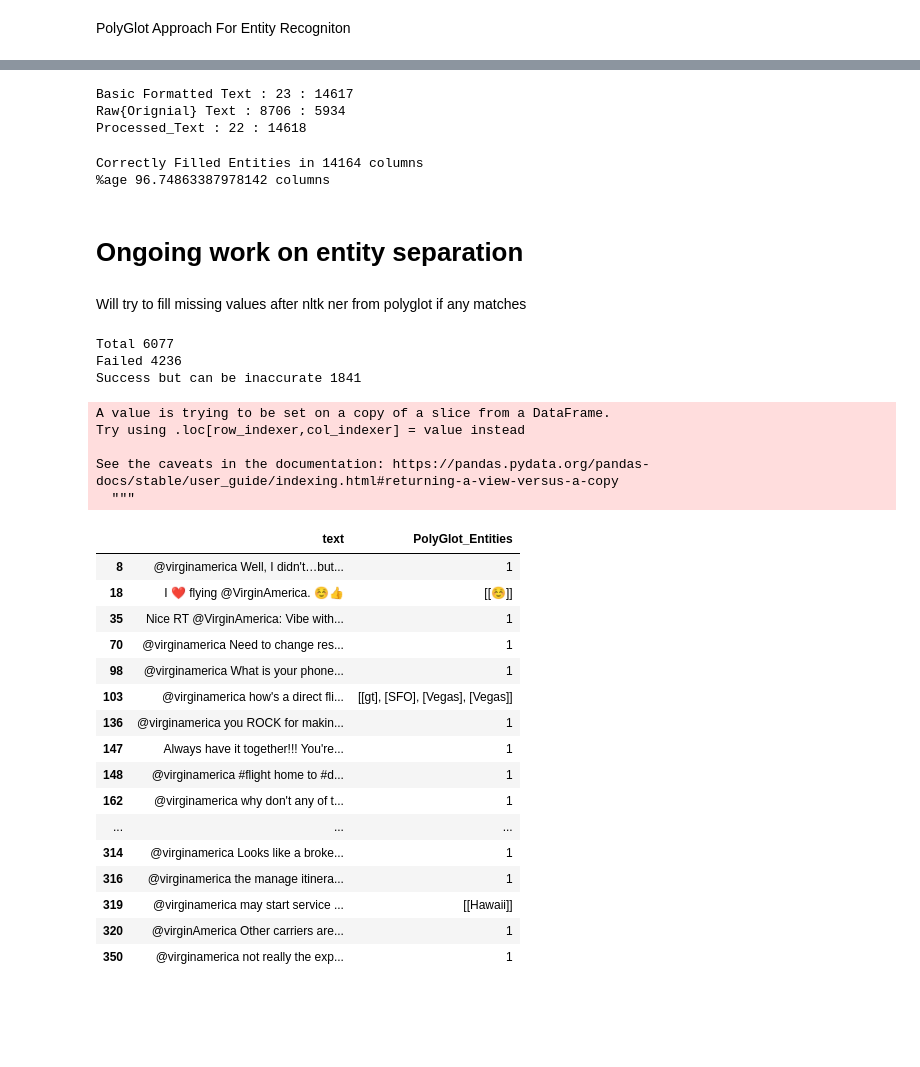
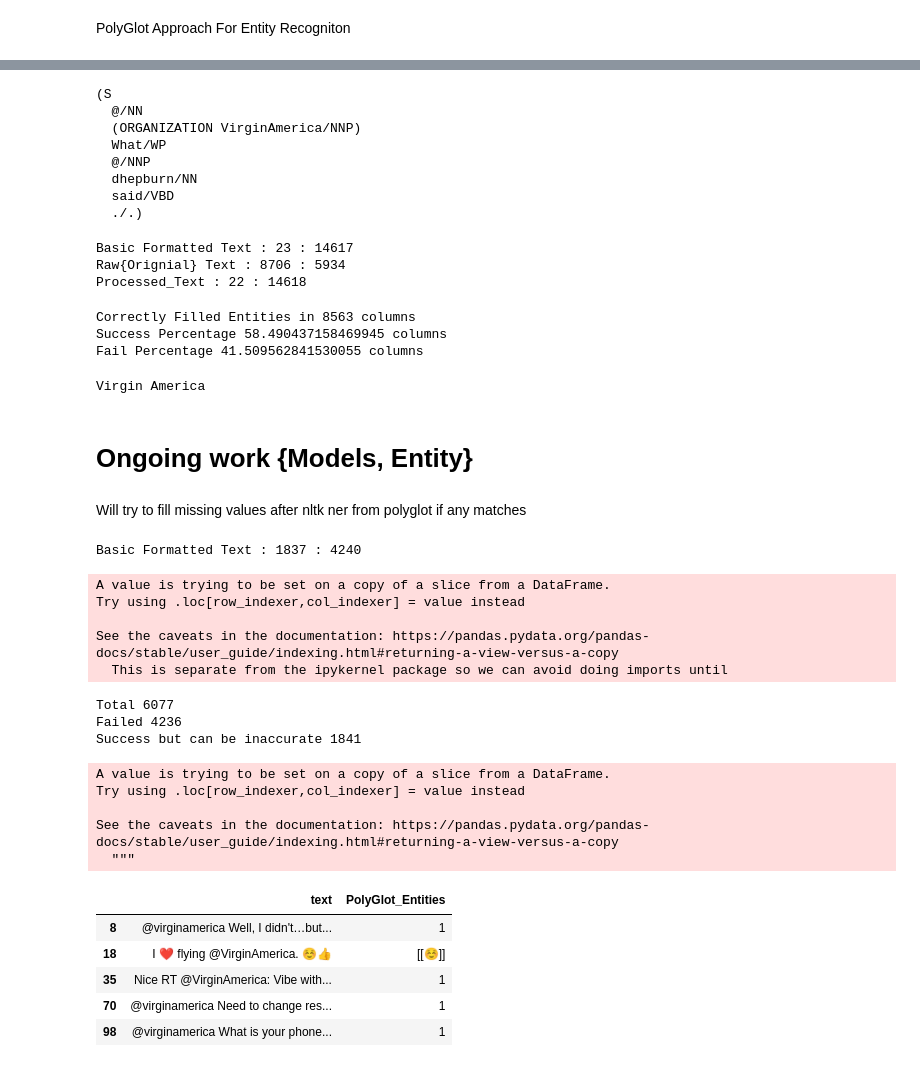
Before and after one commit to Internship-BVoc/G1_TwitterSentimentAnalysis, a Jupyter notebook: twitter_sentiment_analysis.ipynb, the cells around one changed output, grey strips where cells are left out. Cells and saved outputs as stored; diff of their text form; code cells hidden in the pictures; blank space fills up the shorter version.

```diff
--- a/twitter_sentiment_analysis.ipynb
+++ b/twitter_sentiment_analysis.ipynb
@@ -11,6 +17,6 @@ pip install emoji pyLDAvis pycld2 polyglot pyicu Morfessor ner
 # %%
 import pandas as pd
-import nltk,spacy,re,emoji,pyLDAvis,requests,gensim,pyLDAvis,nerer,datetime
+import nltk,spacy,re,emoji,pyLDAvis,requests,gensim,pyLDAvis,nerer,datetime,twitter
 from  nltk.tokenize import word_tokenize
 from nltk.corpus import stopwords
 from nltk.stem import WordNetLemmatizer
@@ -28,6 +34,18 @@ from time import time
 from geopy.geocoders import Nominatim
 from geopy.extra.rate_limiter import RateLimiter
 from matplotlib import style
+try: from twitter_creds import *
+except: pass
+from sklearn.model_selection import train_test_split
+from sklearn.feature_extraction.text import TfidfVectorizer
+from sklearn.linear_model import LogisticRegression
+from sklearn.metrics import *
+from sklearn.ensemble import RandomForestClassifier
+from sklearn.tree import DecisionTreeClassifier
+from sklearn import svm
+from warnings import simplefilter
+from sklearn.exceptions import ConvergenceWarning
+simplefilter("ignore", category=ConvergenceWarning)
 downloader.download("embeddings2.en")
 downloader.download("ner2.en")
 nltk.download('punkt')
@@ -43,4 +61,5 @@ try: df = pd.read_csv('/content/drive/My Drive/internship/Tweets-A.csv')
 except : df = pd.read_csv('Tweets-A.csv')
 df['tokenised_text'] = [[word for word in word_tokenize(i)] for i in df.text]
 df = df.drop('Unnamed: 0',axis=1)
+df['tags'] = [ [ ent[1: ] for ent in i.split() if ent.startswith("@") ] for i in df.text ]
 df.head()
@@ -87,10 +133,10 @@ def save_dataframe():
   try: df_data.to_csv('/content/drive/My Drive/'+str(int(time()))+'_Update_TS.csv')
   except: df_data.to_csv(str(int(time()))+'_Update_TS.csv')
 
-def tagger(sublist,entit=[]):
+def extractor(sublist,entit=[]):
   for i in sublist:
     if(type(i)!=tuple):
-      return tgger(i)
+      return extractor(i)
     else:
       for j in i:
         if "NNP"==j: return i[0]
@@ -396,7 +514,17 @@ sentence = df.text[0]
 tokens = nltk.word_tokenize(sentence)
 tagged = nltk.pos_tag(tokens)
 entities = nltk.chunk.ne_chunk(tagged)
-entities
+print(entities)
+# Promising Approach So Far
+# %% [output]
+(S
+  @/NN
+  (ORGANIZATION VirginAmerica/NNP)
+  What/WP
+  @/NNP
+  dhepburn/NN
+  said/VBD
+  ./.)
 # %%
 scount = fcount = 0
 df1['NLTK_Entity_Set'] = df1.text.apply(lambda x: NLTK_Entity_Set(x))
@@ -416,15 +544,28 @@ Raw{Orignial} Text : 8706 : 5934
 Processed_Text : 22 : 14618
 # %%
 # Applying Extracted Entities in columns and replacing others to None
-df['Entities_Extracted'] = df.NLTK_Entity_Set.apply(tagger)
-df.Entities_Extracted = df.Entities_Extracted.apply(lambda x: x if x in df.Entities_Extracted.value_counts()[:5].index else 1 )
-print("Correctly Filled Entities in {} columns".format(df['Entities_Extracted'].value_counts()[:5].sum()))
-print("%age {} columns".format(df['Entities_Extracted'].value_counts()[:5].sum()/df.shape[0]*100))
+df['Entities_Extracted'] = df.NLTK_Entity_Set.apply(extractor)
+indexes = df.Entities_Extracted.value_counts()[:5].index
+df.Entities_Extracted = df.Entities_Extracted.apply(lambda x: x if x in indexes  else 1 )
+print("Correctly Filled Entities in {} columns".format(df['Entities_Extracted'].value_counts()[1:6].sum()))
+print("Success Percentage {} columns".format(df['Entities_Extracted'].value_counts()[1:6].sum()/df.shape[0]*100))
+print("Fail Percentage {} columns".format(df['Entities_Extracted'].value_counts()[:1].sum()/df.shape[0]*100))
 # %% [output]
-Correctly Filled Entities in 14164 columns
-%age 96.74863387978142 columns
+Correctly Filled Entities in 8563 columns
+Success Percentage 58.490437158469945 columns
+Fail Percentage 41.509562841530055 columns
+# %%
+# Twitter API Un-Paid Request Rate Limit Exceeding So Not Usable At Current Scenario
+import twitter
+from twitter_creds import *
+api = twitter.Api()
+api = twitter.Api(consumer_key=consumer_key,consumer_secret=consumer_secret,access_token_key=access_token_key,access_token_secret=access_token_secret)
+try: print(api.GetUser(screen_name = 'virginamerica').name)
+except Exception as e: print(e.message[0]['message'])
+# %% [output]
+Virgin America
 # %% [markdown]
-<h1> <strong>Ongoing work on entity separation </strong></h1>
+<h1> <strong>Ongoing work {Models, Entity}  </strong></h1>
 # %% [markdown]
 Will try to fill missing values after nltk ner from polyglot if any matches
 # %%
@@ -432,41 +573,37 @@ temp_df = df[df.Entities_Extracted == 1]
 scount = fcount = 0
 temp_df['NLTK_Entity_Set'] = temp_df.text.apply(lambda x: NLTK_Entity_Set(x))
 print('Basic Formatted Text',scount,fcount,sep=" : ")
+# %% [output]
+Basic Formatted Text : 1837 : 4240
+A value is trying to be set on a copy of a slice from a DataFrame.
+Try using .loc[row_indexer,col_indexer] = value instead
+
+See the caveats in the documentation: https://pandas.pydata.org/pandas-docs/stable/user_guide/indexing.html#returning-a-view-versus-a-copy
+  This is separate from the ipykernel package so we can avoid doing imports until
 # %%
 entities = [Text(" ".join(i),hint_language_code='en').entities if Text(" ".join(i),hint_language_code='en').entities!=[] \
             else 1 for i in temp_df[temp_df['tokenised_text'].str.len()>0].tokenised_text ]
 
 entitiesArray = [i for i in entities if i!=1]
 emptyEntities = [i for i in entities if i==1]
 temp_df['PolyGlot_Entities'] = entities+[1]*(len(temp_df)-len(entities))
 
 print("Total %s" % len(entitiesArray+emptyEntities))
 print("Failed %s" % len(emptyEntities))
 print("Success but can be inaccurate %s" % len(entitiesArray))
-temp_df.head(20)[['text','PolyGlot_Entities']]
+temp_df.head()[['text','PolyGlot_Entities']]
 # %% [output]
 Total 6077
 Failed 4236
 Success but can be inaccurate 1841
 A value is trying to be set on a copy of a slice from a DataFrame.
 Try using .loc[row_indexer,col_indexer] = value instead
 
 See the caveats in the documentation: https://pandas.pydata.org/pandas-docs/stable/user_guide/indexing.html#returning-a-view-versus-a-copy
   """
 |  | text | PolyGlot_Entities |
 | 8 | @virginamerica Well, I didn't…but... | 1 |
 | 18 | I ❤️ flying @VirginAmerica. ☺️👍 | [[☺️]] |
 | 35 | Nice RT @VirginAmerica: Vibe with... | 1 |
 | 70 | @virginamerica Need to change res... | 1 |
 | 98 | @virginamerica What is your phone... | 1 |
-| 103 | @virginamerica how's a direct fli... | [[gt], [SFO], [Vegas], [Vegas]] |
-| 136 | @virginamerica you ROCK for makin... | 1 |
-| 147 | Always have it together!!! You're... | 1 |
-| 148 | @virginamerica #flight home to #d... | 1 |
-| 162 | @virginamerica why don't any of t... | 1 |
-| ... | ... | ... |
-| 314 | @virginamerica Looks like a broke... | 1 |
-| 316 | @virginamerica the manage itinera... | 1 |
-| 319 | @virginamerica may start service ... | [[Hawaii]] |
-| 320 | @virginAmerica Other carriers are... | 1 |
-| 350 | @virginamerica not really the exp... | 1 |
```
Also changed, not shown: parts of 39 cells of this notebook, 1 other file.
